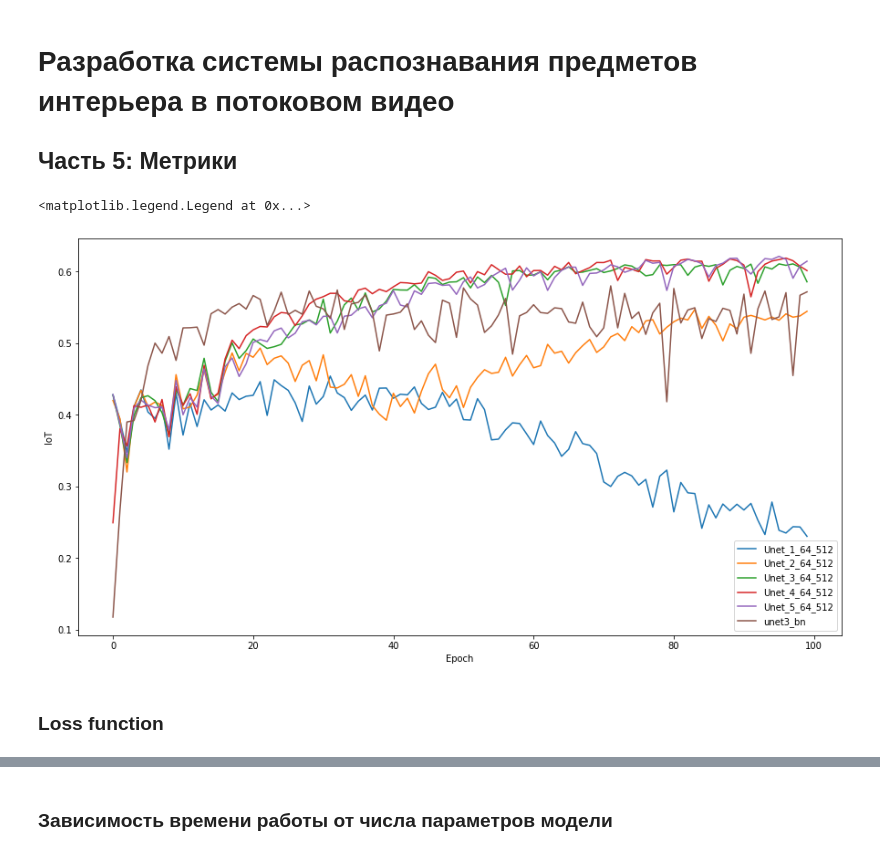
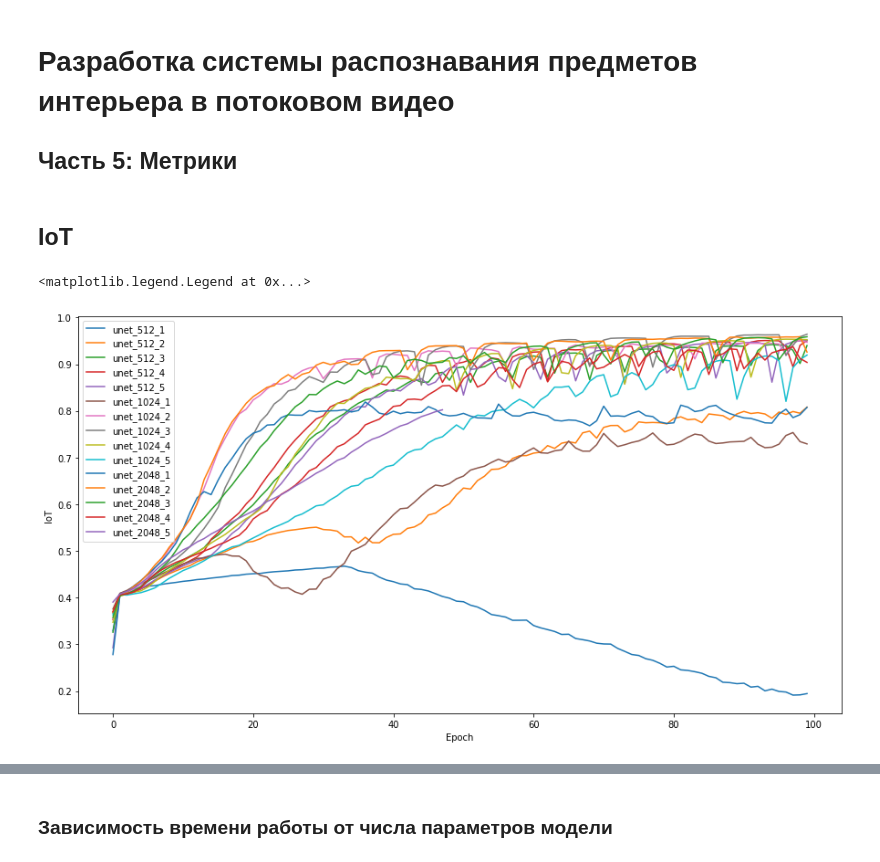
Before and after one commit to RobertVoropaev/InteriorRecognitionSystem, a Jupyter notebook: 5.Metrics.ipynb, the cells around one changed output, grey strips where cells are left out. Drawn from its saved outputs; the diff is of its cells as text; code cells hidden in the pictures.

```diff
--- a/5.Metrics.ipynb
+++ b/5.Metrics.ipynb
@@ -32,26 +24,47 @@ unet5 = pd.read_csv("callbacks/Unet_5_64_512_sigmoid_06.02_06-06/logger.csv")
+# %%
+unet_512_1 = pd.read_csv("callbacks/Unet_512_1_06.03_23-34/logger.csv")
+unet_512_2 = pd.read_csv("callbacks/Unet_512_2_06.04_03-58/logger.csv")
+unet_512_3 = pd.read_csv("callbacks/Unet_512_3_06.04_09-17/logger.csv")
+unet_512_4 = pd.read_csv("callbacks/Unet_512_4_06.04_16-05/logger.csv")
+unet_512_5 = pd.read_csv("callbacks/Unet_512_5_06.05_00-19/logger.csv")
+
+unet_1024_1 = pd.read_csv("callbacks/Unet_1024_1_06.03_23-34/logger.csv")
+unet_1024_2 = pd.read_csv("callbacks/Unet_1024_2_06.04_04-01/logger.csv")
+unet_1024_3 = pd.read_csv("callbacks/Unet_1024_3_06.04_10-11/logger.csv")
+unet_1024_4 = pd.read_csv("callbacks/Unet_1024_4_06.04_18-09/logger.csv")
+unet_1024_5 = pd.read_csv("callbacks/Unet_1024_5_06.05_03-48/logger.csv")
+
+unet_2048_1 = pd.read_csv("callbacks/Unet_2048_1_06.05_19-04/logger.csv")
+unet_2048_2 = pd.read_csv("callbacks/Unet_2048_2_06.06_00-27/logger.csv")
+unet_2048_3 = pd.read_csv("callbacks/Unet_2048_3_06.06_17-04/logger.csv")
+unet_2048_4 = pd.read_csv("callbacks/Unet_2048_4_06.05_19-16/logger.csv")
+unet_2048_5 = pd.read_csv("callbacks/Unet_2048_5_06.06_14-10/logger.csv")
+# %% [markdown]
+## IoT
 # %%
 plt.figure(figsize=(15, 8))
 
-# plt.plot(unet1.epoch, unet1.jaccard_coef, label="unet1")
-# plt.plot(unet2.epoch, unet2.jaccard_coef, label="unet2")
-# plt.plot(unet3.epoch, unet3.jaccard_coef, label="unet3")
-# plt.plot(unet4.epoch, unet4.jaccard_coef, label="unet4")
-# plt.plot(unet5.epoch, unet5.jaccard_coef, label="unet5")
-# plt.plot(unet3bn.epoch, unet3bn.jaccard_coef, label="unet3_bn")
+plt.plot(unet_512_1.epoch, unet_512_1.jaccard_coef, label="unet_512_1")
+plt.plot(unet_512_2.epoch, unet_512_2.jaccard_coef, label="unet_512_2")
+plt.plot(unet_512_3.epoch, unet_512_3.jaccard_coef, label="unet_512_3")
+plt.plot(unet_512_4.epoch, unet_512_4.jaccard_coef, label="unet_512_4")
+plt.plot(unet_512_5.epoch, unet_512_5.jaccard_coef, label="unet_512_5")
 
+plt.plot(unet_1024_1.epoch, unet_1024_1.jaccard_coef, label="unet_1024_1")
+plt.plot(unet_1024_2.epoch, unet_1024_2.jaccard_coef, label="unet_1024_2")
+plt.plot(unet_1024_3.epoch, unet_1024_3.jaccard_coef, label="unet_1024_3")
+plt.plot(unet_1024_4.epoch, unet_1024_4.jaccard_coef, label="unet_1024_4")
+plt.plot(unet_1024_5.epoch, unet_1024_5.jaccard_coef, label="unet_1024_5")
 
-plt.plot(unet1.epoch, unet1.val_jaccard_coef, label="Unet_1_64_512")
-plt.plot(unet2.epoch, unet2.val_jaccard_coef, label="Unet_2_64_512")
-plt.plot(unet3.epoch, unet3.val_jaccard_coef, label="Unet_3_64_512")
-plt.plot(unet4.epoch, unet4.val_jaccard_coef, label="Unet_4_64_512")
-plt.plot(unet5.epoch, unet5.val_jaccard_coef, label="Unet_5_64_512")
-plt.plot(unet3bn.epoch, unet3bn.val_jaccard_coef, label="unet3_bn")
+plt.plot(unet_2048_1.epoch, unet_2048_1.jaccard_coef, label="unet_2048_1")
+plt.plot(unet_2048_2.epoch, unet_2048_2.jaccard_coef, label="unet_2048_2")
+plt.plot(unet_2048_3.epoch, unet_2048_3.jaccard_coef, label="unet_2048_3")
+plt.plot(unet_2048_4.epoch, unet_2048_4.jaccard_coef, label="unet_2048_4")
+plt.plot(unet_2048_5.epoch, unet_2048_5.jaccard_coef, label="unet_2048_5")
 
 plt.xlabel("Epoch")
 plt.ylabel("IoT")
 plt.legend()
 # %% [output]
 <matplotlib.legend.Legend at 0x...>
-[figure, old version]
+[figure, new version]
-# %% [markdown]
-### Loss function
```
Also changed, not shown: parts of 19 cells of this notebook, 2 other files.
